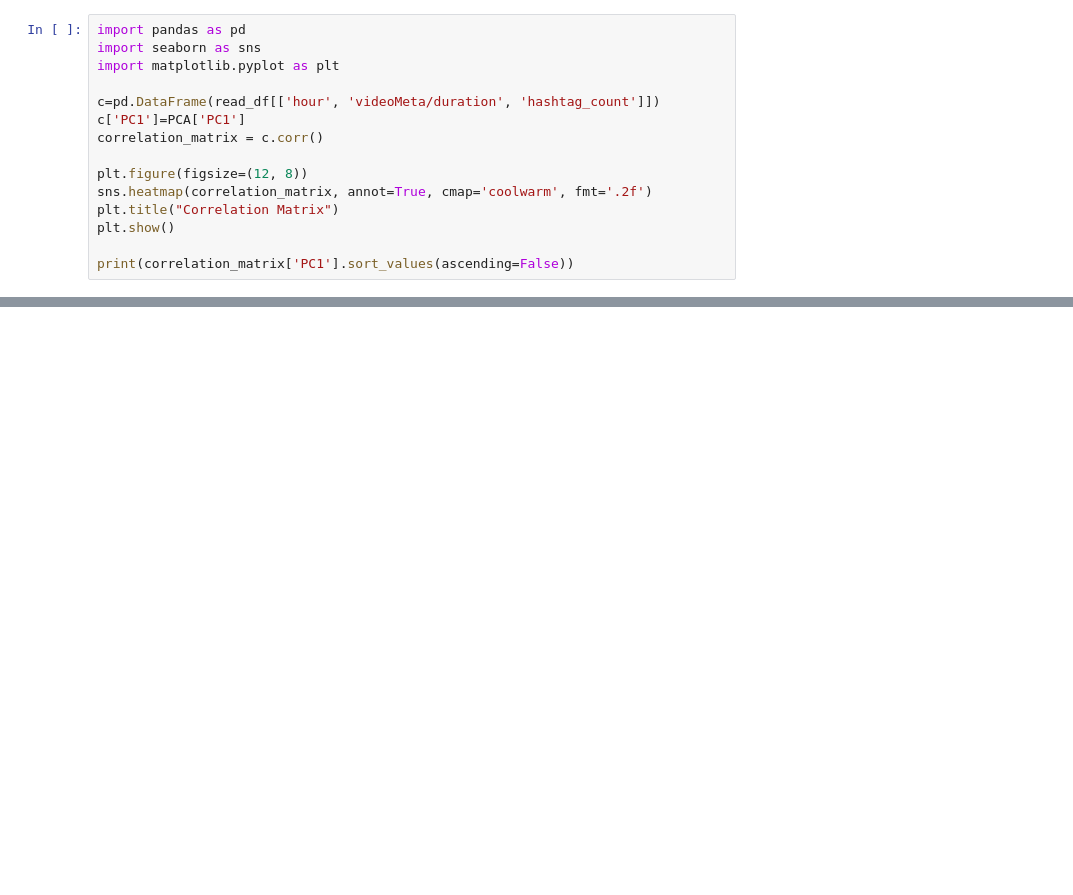
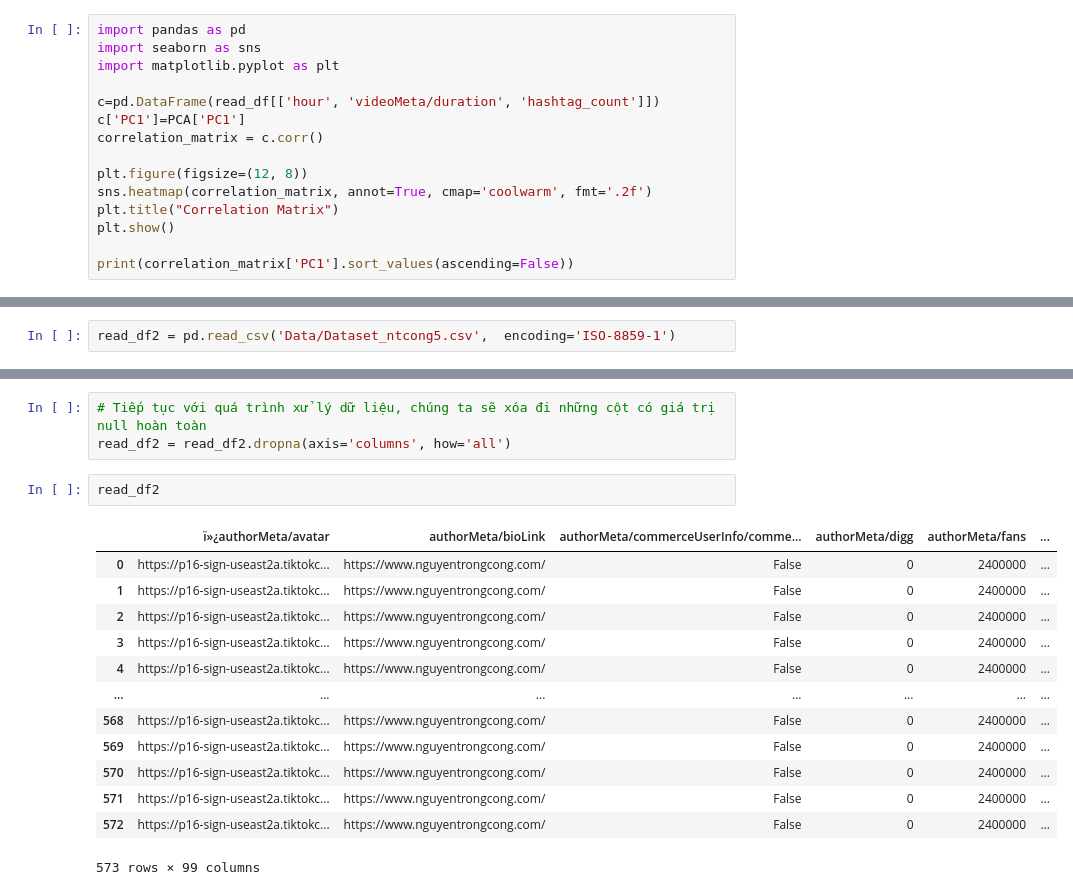
Before and after one commit to dattotien/Tiktok_profile, a Jupyter notebook: BTL.ipynb, the cells around one changed output, grey strips where cells are left out. Cells and saved outputs as stored; diff of their text form; blank space fills up the shorter version.

```diff
--- a/BTL.ipynb
+++ b/BTL.ipynb
@@ -2164,0 +2166,2 @@ print(correlation_matrix['PC1'].sort_values(ascending=False))
+# %%
+read_df2 = pd.read_csv('Data/Dataset_ntcong5.csv',  encoding='ISO-8859-1')
@@ -2164,0 +2176,19 @@ print(correlation_matrix['PC1'].sort_values(ascending=False))
+# %%
+# Tiếp tục với quá trình xử lý dữ liệu, chúng ta sẽ xóa đi những cột có giá trị null hoàn toàn
+read_df2 = read_df2.dropna(axis='columns', how='all')
+# %%
+read_df2
+# %% [output]
+|  | ï»¿authorMeta/avatar | authorMeta/bioLink | authorMeta/commerceUserInfo/comme... | authorMeta/digg | authorMeta/fans | ... |
+| 0 | https://p16-sign-useast2a.tiktokc... | https://www.nguyentrongcong.com/ | False | 0 | 2400000 | ... |
+| 1 | https://p16-sign-useast2a.tiktokc... | https://www.nguyentrongcong.com/ | False | 0 | 2400000 | ... |
+| 2 | https://p16-sign-useast2a.tiktokc... | https://www.nguyentrongcong.com/ | False | 0 | 2400000 | ... |
+| 3 | https://p16-sign-useast2a.tiktokc... | https://www.nguyentrongcong.com/ | False | 0 | 2400000 | ... |
+| 4 | https://p16-sign-useast2a.tiktokc... | https://www.nguyentrongcong.com/ | False | 0 | 2400000 | ... |
+| ... | ... | ... | ... | ... | ... | ... |
+| 568 | https://p16-sign-useast2a.tiktokc... | https://www.nguyentrongcong.com/ | False | 0 | 2400000 | ... |
+| 569 | https://p16-sign-useast2a.tiktokc... | https://www.nguyentrongcong.com/ | False | 0 | 2400000 | ... |
+| 570 | https://p16-sign-useast2a.tiktokc... | https://www.nguyentrongcong.com/ | False | 0 | 2400000 | ... |
+| 571 | https://p16-sign-useast2a.tiktokc... | https://www.nguyentrongcong.com/ | False | 0 | 2400000 | ... |
+| 572 | https://p16-sign-useast2a.tiktokc... | https://www.nguyentrongcong.com/ | False | 0 | 2400000 | ... |
+573 rows × 99 columns
```
Also changed, not shown: parts of 12 cells of this notebook.
